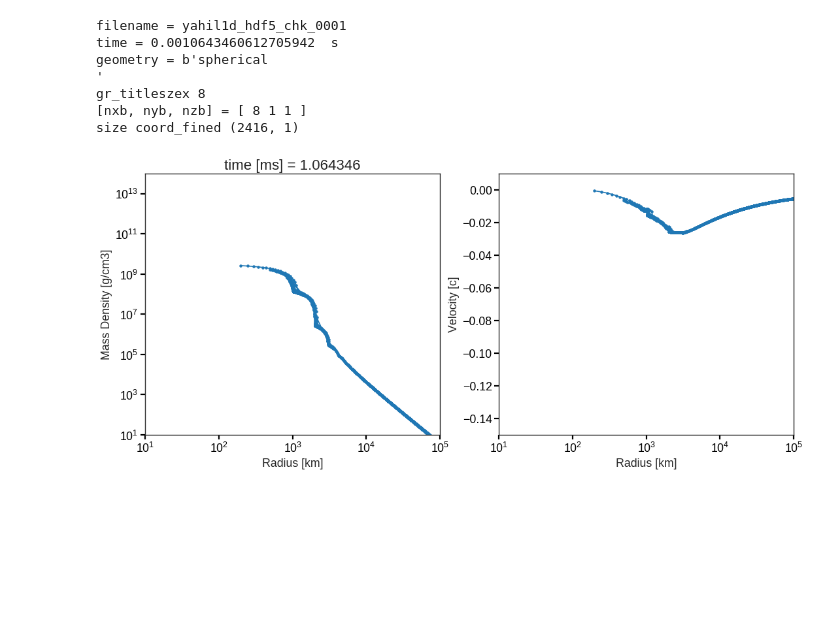
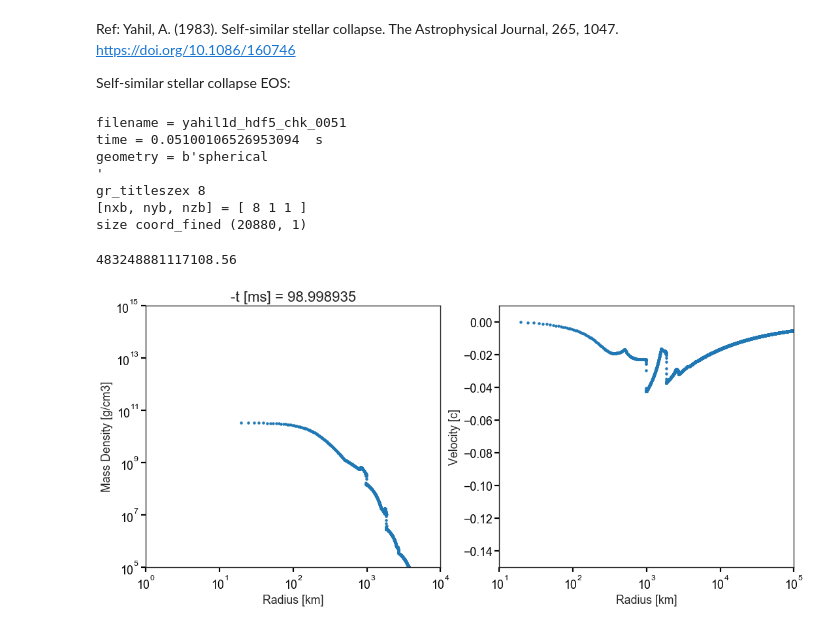
Before and after one commit to ranchu1/Jupyter_FLASH, a Jupyter notebook: UnitTest/View_FLASH_Yahil_1D.ipynb, the cells around one changed output. Saved outputs shown, nothing was run; the diff lists cells and outputs as text; code cells hidden in the pictures; blank space fills up the shorter version.

```diff
--- a/UnitTest/View_FLASH_Yahil_1D.ipynb
+++ b/UnitTest/View_FLASH_Yahil_1D.ipynb
@@ -1,44 +1,62 @@
+# %% [markdown]
+Ref: Yahil, A. (1983). Self-similar stellar collapse. The Astrophysical Journal, 265, 1047. https://doi.org/10.1086/160746
+
+Self-similar stellar collapse
+EOS:
 # %%
 # import library
 %matplotlib inline
 import rclib.IO as rcIO # make sure the lib is linked to the same directory
 import rclib.plot as rcplt
 import rclib.Scale as rcscale
+import rclib.Analytical_Yahil as rcyahil
+
 import matplotlib.pyplot as plt
 plt.style.use('seaborn-white')
 import numpy as np
+
+# data in
+[ time, coord_fined, dens_1dx, velx_1dx ] \
+= rcIO.test_FLASH_IO_convert2_1D( '', 'yahil1d_hdf5_chk_', 51, 'nodescribe' )
+# %% [output]
+filename = yahil1d_hdf5_chk_0051
+time = 0.05100106526953094  s
+geometry = b'spherical                                                                       '
+gr_titleszex 8
+[nxb, nyb, nzb] = [ 8 1 1 ]
+size coord_fined (20880, 1)
-# %%
-# data in
-[ time, coord_fined, dens_1dx, velx_1dx ] \
-= rcIO.test_FLASH_IO_convert2_1D( '', 'yahil1d_hdf5_chk_', 1, 'nodescribe' )
-# %% [output]
-filename = yahil1d_hdf5_chk_0001
-time = 0.0010643460612705942  s
-geometry = b'spherical                                                                       '
-gr_titleszex 8
-[nxb, nyb, nzb] = [ 8 1 1 ]
-size coord_fined (2416, 1)
+# %%
+ctr_pres = 6.e27
+ctr_rho  = 7.e9
+int_gamm = 1.33
+kappa = ctr_pres / pow(ctr_rho, int_gamm)
+#pres_a = rcyahil.analytical_yahil_k_r_g(kappa,dens_1dx,int_gamm)
+dens_a = rcyahil.analytical_yahil_k_r_g_t(kappa,dens_1dx,int_gamm, time)
+print(kappa)
+# %% [output]
+483248881117108.56
 # %%
 # make plot: dens vs r; pre vs r
 fig=plt.figure(figsize=(16, 10), dpi= 80, facecolor='w', edgecolor='k')
 ax1 = plt.subplot(121)
-plt.loglog(coord_fined* 1e-5,dens_1dx,'.-')
-plt.xlim((1e1, 1e5))
-plt.ylim((1e1, 1e14))
+plt.loglog(coord_fined* 1e-5,dens_1dx,'.')
+#plt.loglog(coord_fined* 1e-5,2*dens_1dx,'.')
+plt.xlim((1e0, 1e4))
+plt.ylim((1e5, 1e15))
 plt.xlabel('Radius [km]',fontsize=16)
 plt.ylabel('Mass Density [g/cm3]',fontsize=16)
 ax1.tick_params(direction='out', length=6, width=2, colors='k',
                grid_color='k', grid_alpha=0.5,labelsize = 16)
-ax1.set_title('time [ms] = %f'%(time*1e3), fontsize=20)
+ax1.set_title('-t [ms] = %f'%(150-time*1e3), fontsize=20)
 ax2 = plt.subplot(122)
-plt.semilogx(coord_fined* 1e-5,velx_1dx/(3e10),'.-')
+plt.semilogx(coord_fined* 1e-5,velx_1dx/(3e10),'.')
 plt.xlim((1e1, 1e5))
 plt.ylim((-0.15, 0.01))
 plt.xlabel('Radius [km]',fontsize=16)
 plt.ylabel('Velocity [c]',fontsize=16)
 ax2.tick_params(direction='out', length=6, width=2, colors='k',
                grid_color='k', grid_alpha=0.5,labelsize = 16)
 plt.subplots_adjust(bottom=0.25, top=0.75)
 plt.show()
 # %% [output]
-[figure, old version]
+[figure, new version]
```
Also changed, not shown: parts of 4 cells of this notebook, 2 other files.
